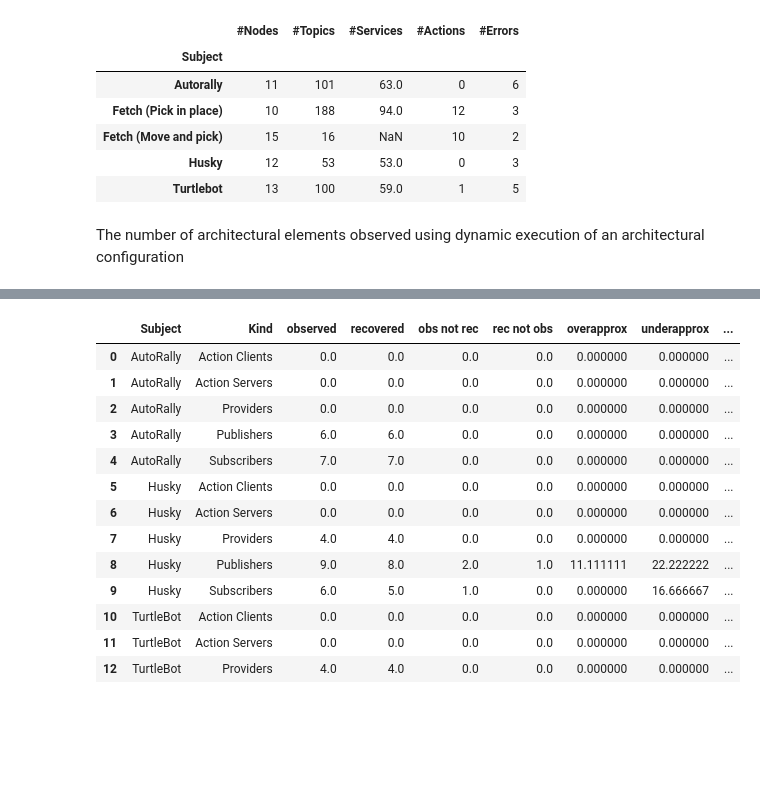
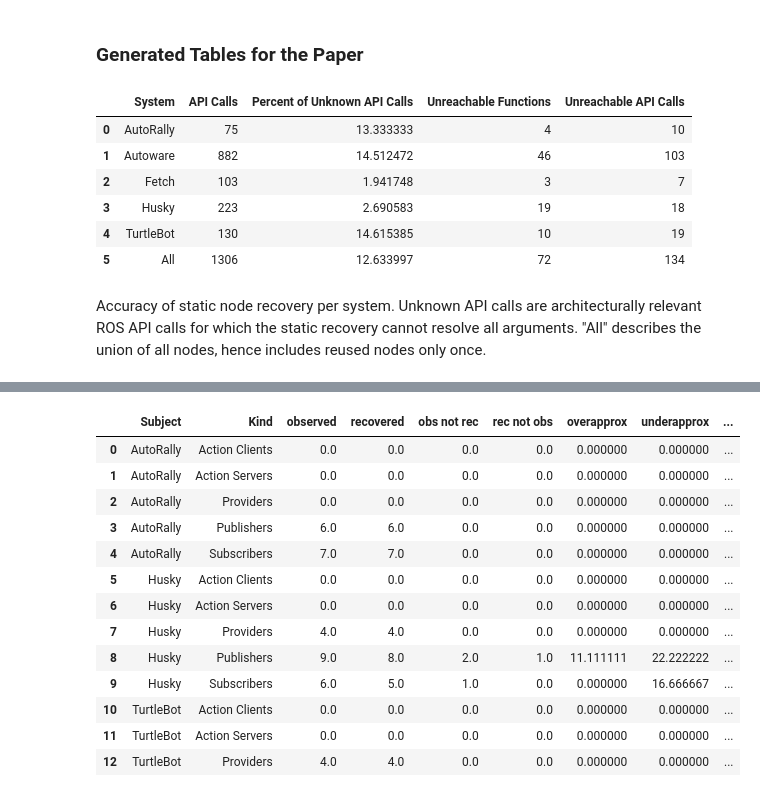
Before and after one commit to cmu-rss-lab/rosdiscover-evaluation, a Jupyter notebook: results/DataAnalysis.ipynb, the cells around one changed output, grey strips where cells are left out. Saved outputs shown, nothing was run; the diff lists cells and outputs as text; code cells hidden in the pictures; blank space fills up the shorter version.

```diff
--- a/results/DataAnalysis.ipynb
+++ b/results/DataAnalysis.ipynb
@@ -145,13 +124,14 @@ histUnknownNZ(df_all).figure.savefig('images/RQ1Hist_nz.pdf', bbox_inches='tight
-# %%
-df_observed = pd.read_csv(f'data/RQ2 Observed Architecture - Summary.csv',index_col="Subject").drop(columns=["Case"])
-df_observed
-# %% [output]
-|  | #Nodes | #Topics | #Services | #Actions | #Errors |
-| Subject |  |  |  |  |  |
-| Autorally | 11 | 101 | 63.0 | 0 | 6 |
-| Fetch (Pick in place) | 10 | 188 | 94.0 | 12 | 3 |
-| Fetch (Move and pick) | 15 | 16 | NaN | 10 | 2 |
-| Husky | 12 | 53 | 53.0 | 0 | 3 |
-| Turtlebot | 13 | 100 | 59.0 | 1 | 5 |
-# %% [markdown]
-The number of architectural elements observed using dynamic execution of an architectural configuration
+# %% [markdown]
+### Generated Tables for the Paper
+# %%
+pd.read_csv("RQ1.csv")
+# %% [output]
+|  | System | API Calls | Percent of Unknown API Calls | Unreachable Functions | Unreachable API Calls |
+| 0 | AutoRally | 75 | 13.333333 | 4 | 10 |
+| 1 | Autoware | 882 | 14.512472 | 46 | 103 |
+| 2 | Fetch | 103 | 1.941748 | 3 | 7 |
+| 3 | Husky | 223 | 2.690583 | 19 | 18 |
+| 4 | TurtleBot | 130 | 14.615385 | 10 | 19 |
+| 5 | All | 1306 | 12.633997 | 72 | 134 |
+# %% [markdown]
+Accuracy of static node recovery per system. Unknown API calls are architecturally relevant ROS API calls for which the static recovery cannot resolve all arguments. "All" describes the union of all nodes, hence includes reused nodes only once.
```
Also changed, not shown: parts of 58 cells of this notebook, 13 other files.
